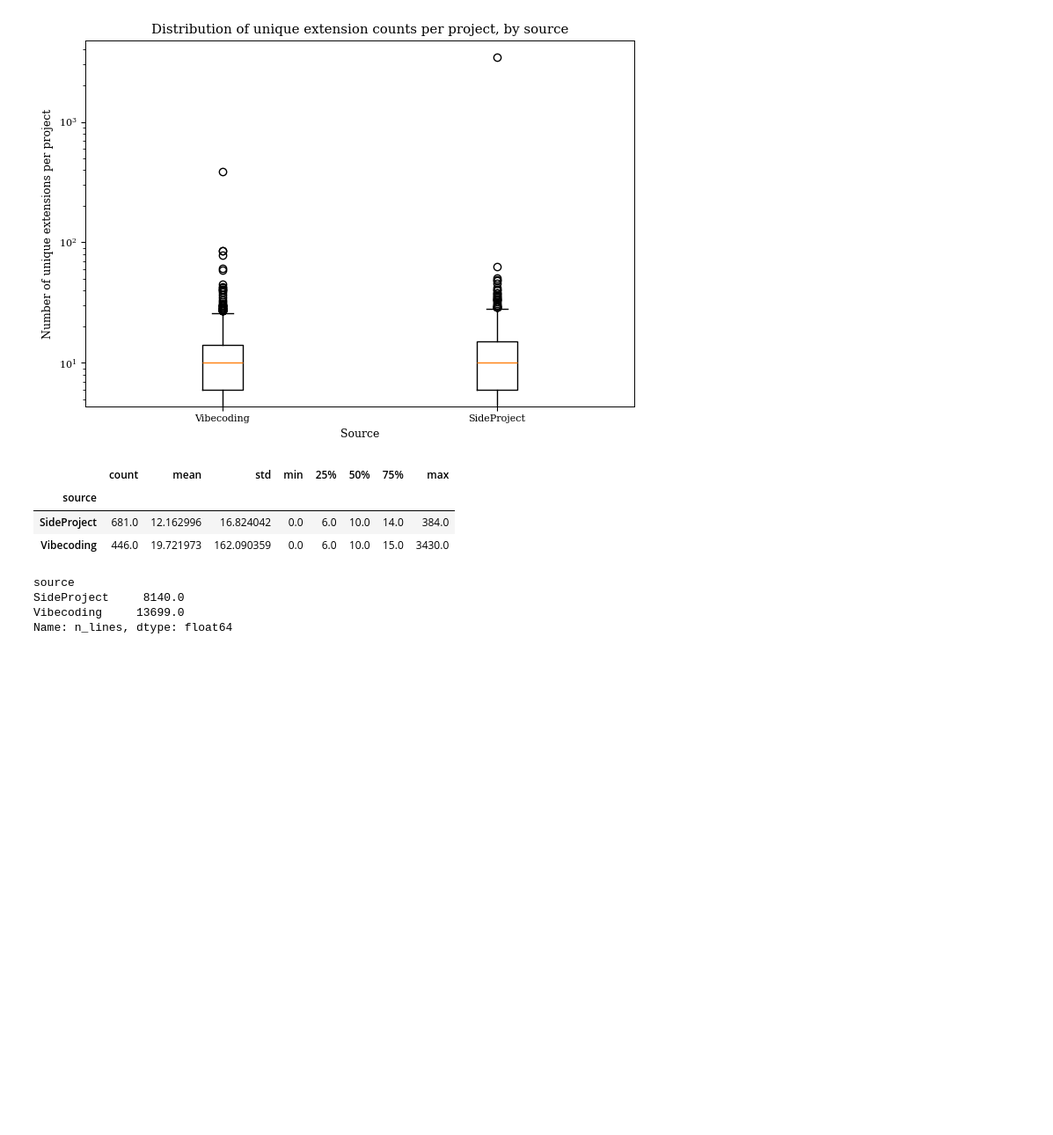
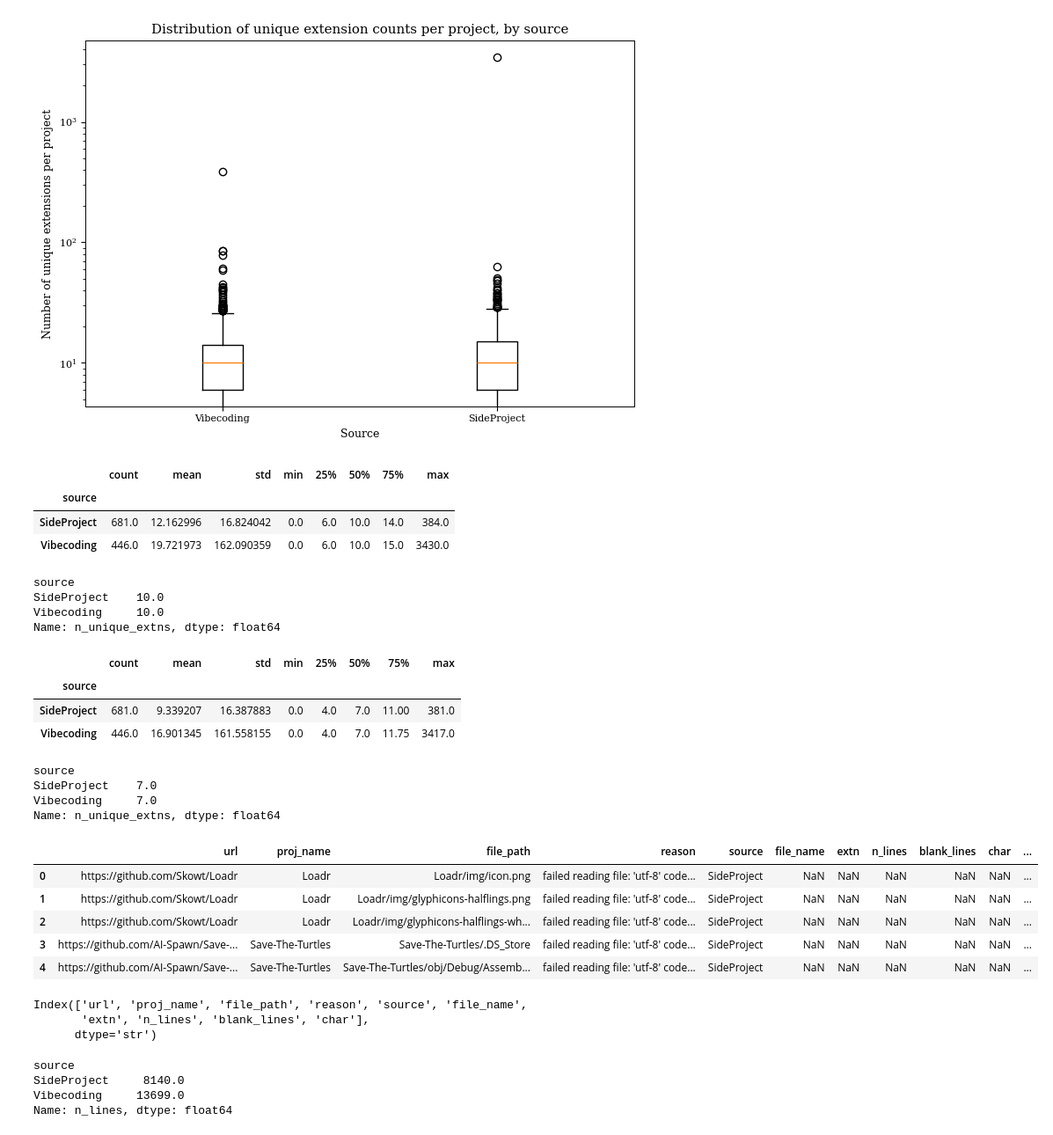
Before and after one commit to aefree2/Vibe_Coding_Personal_Projects, a Jupyter notebook: non_functional/viz_notebooks/lang_viz.ipynb, the cells around one changed output. Shown at 88% size. Cells and saved outputs as stored; diff of their text form; code cells hidden in the pictures; blank space fills up the shorter version.

```diff
--- a/non_functional/viz_notebooks/lang_viz.ipynb
+++ b/non_functional/viz_notebooks/lang_viz.ipynb
@@ -1805,3 +1812,10 @@ unique_extns.groupby("source")["n_unique_extns"].describe()
 | source |  |  |  |  |  |  |  |  |
 | SideProject | 681.0 | 12.162996 | 16.824042 | 0.0 | 6.0 | 10.0 | 14.0 | 384.0 |
 | Vibecoding | 446.0 | 19.721973 | 162.090359 | 0.0 | 6.0 | 10.0 | 15.0 | 3430.0 |
+# %%
+unique_extns.groupby("source")["n_unique_extns"].median()
+# %% [output]
+source
+SideProject    10.0
+Vibecoding     10.0
+Name: n_unique_extns, dtype: float64
@@ -1808,3 +1888,39 @@ unique_extns.groupby("source")["n_unique_extns"].describe()
+# %%
+new_unique_extns = df_merged_all[~df_merged_all["extn"].isin(doom_list)]
+new_new_unique_extns = new_unique_extns.groupby(["proj_name", "source"])["extn"].nunique().reset_index(name="n_unique_extns")
+# %%
+new_new_unique_extns.groupby("source")["n_unique_extns"].describe()
+# %% [output]
+|  | count | mean | std | min | 25% | 50% | 75% | max |
+| source |  |  |  |  |  |  |  |  |
+| SideProject | 681.0 | 9.339207 | 16.387883 | 0.0 | 4.0 | 7.0 | 11.00 | 381.0 |
+| Vibecoding | 446.0 | 16.901345 | 161.558155 | 0.0 | 4.0 | 7.0 | 11.75 | 3417.0 |
+# %%
+new_new_unique_extns.groupby("source")["n_unique_extns"].median()
+# %% [output]
+source
+SideProject    7.0
+Vibecoding     7.0
+Name: n_unique_extns, dtype: float64
+# %%
+new_unique_extns["language"] = new_unique_extns["extn"].map(
+    lambda ext: lang_dict.get(ext, ext)
+)
+# %%
+new_unique_extns.head()
+# %% [output]
+|  | url | proj_name | file_path | reason | source | file_name | extn | n_lines | blank_lines | char | ... |
+| 0 | https://github.com/Skowt/Loadr | Loadr | Loadr/img/icon.png | failed reading file: 'utf-8' code... | SideProject | NaN | NaN | NaN | NaN | NaN | ... |
+| 1 | https://github.com/Skowt/Loadr | Loadr | Loadr/img/glyphicons-halflings.png | failed reading file: 'utf-8' code... | SideProject | NaN | NaN | NaN | NaN | NaN | ... |
+| 2 | https://github.com/Skowt/Loadr | Loadr | Loadr/img/glyphicons-halflings-wh... | failed reading file: 'utf-8' code... | SideProject | NaN | NaN | NaN | NaN | NaN | ... |
+| 3 | https://github.com/AI-Spawn/Save-... | Save-The-Turtles | Save-The-Turtles/.DS_Store | failed reading file: 'utf-8' code... | SideProject | NaN | NaN | NaN | NaN | NaN | ... |
+| 4 | https://github.com/AI-Spawn/Save-... | Save-The-Turtles | Save-The-Turtles/obj/Debug/Assemb... | failed reading file: 'utf-8' code... | SideProject | NaN | NaN | NaN | NaN | NaN | ... |
+# %%
+df_merged_all.columns
+# %% [output]
+Index(['url', 'proj_name', 'file_path', 'reason', 'source', 'file_name',
+       'extn', 'n_lines', 'blank_lines', 'char'],
+      dtype='str')
 # %%
 total_lines_per_project = df_all.groupby(["proj_name", "source"])["n_lines"].sum()
 print(total_lines_per_project.groupby("source").median())
```
Also changed, not shown: parts of 9 cells of this notebook, 2 other files.
